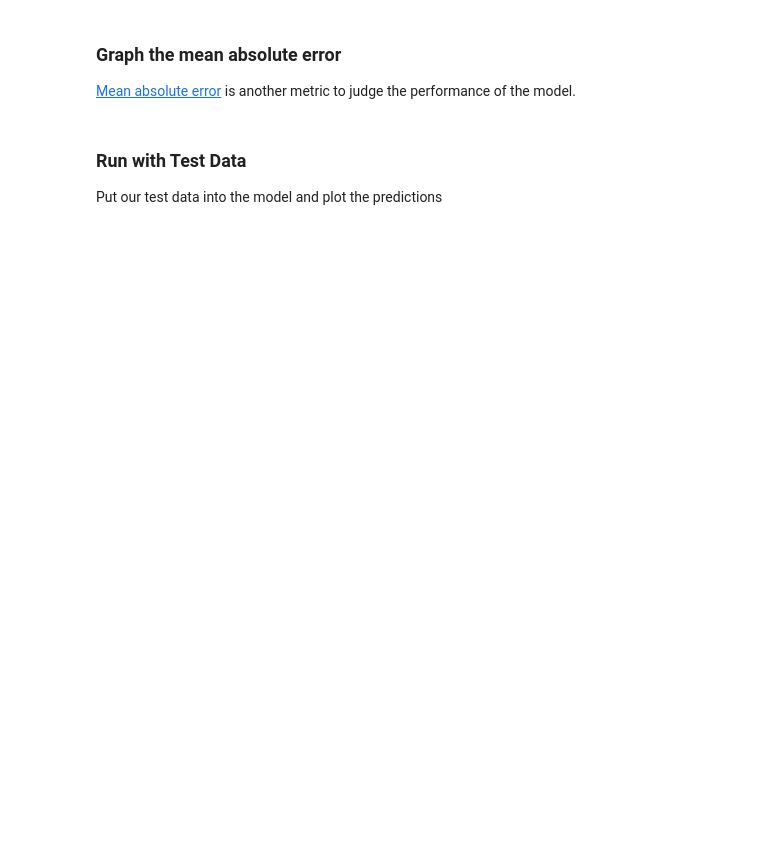
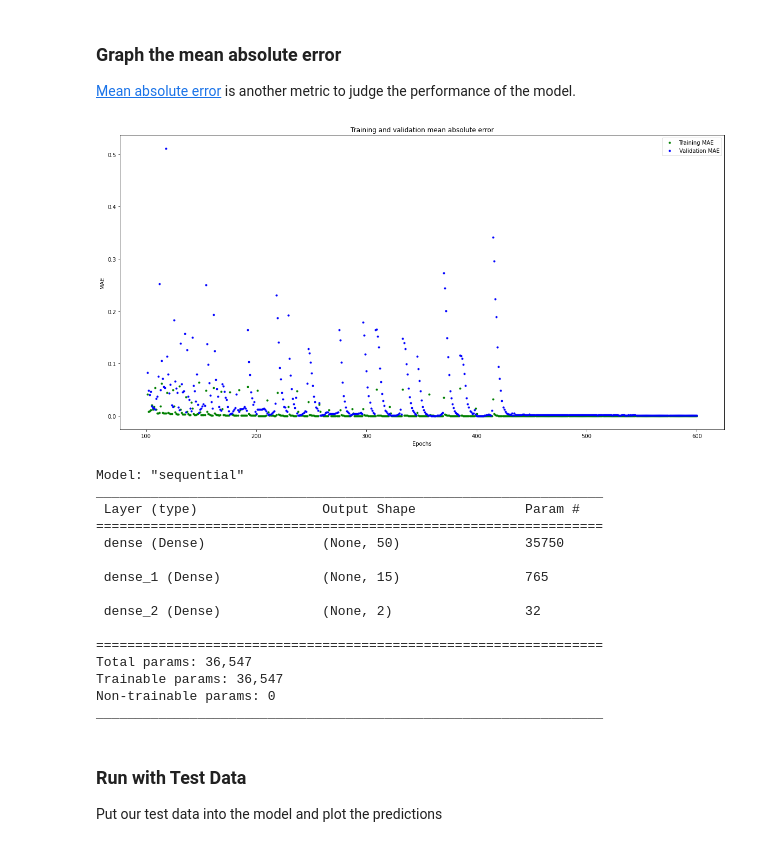
Before and after one commit to StuartGJohnson/ArduinoTensorFlowLiteTutorials, a Jupyter notebook: GestureToEmoji/arduino_tinyml_workshop.ipynb, the cells around one changed output. Cells and saved outputs as stored; diff of their text form; code cells hidden in the pictures; blank space fills up the shorter version.

```diff
--- a/GestureToEmoji/arduino_tinyml_workshop.ipynb
+++ b/GestureToEmoji/arduino_tinyml_workshop.ipynb
@@ -235,14 +271,32 @@ plt.show()
 # %%
 # graph of mean absolute error
 mae = history.history['mae']
 val_mae = history.history['val_mae']
 plt.plot(epochs[SKIP:], mae[SKIP:], 'g.', label='Training MAE')
 plt.plot(epochs[SKIP:], val_mae[SKIP:], 'b.', label='Validation MAE')
 plt.title('Training and validation mean absolute error')
 plt.xlabel('Epochs')
 plt.ylabel('MAE')
 plt.legend()
 plt.show()
+model.summary()
+# %% [output]
+[figure, added]
+Model: "sequential"
+_________________________________________________________________
+ Layer (type)                Output Shape              Param #
+=================================================================
+ dense (Dense)               (None, 50)                35750
+
+ dense_1 (Dense)             (None, 15)                765
+
+ dense_2 (Dense)             (None, 2)                 32
+
+=================================================================
+Total params: 36,547
+Trainable params: 36,547
+Non-trainable params: 0
+_________________________________________________________________
 # %% [markdown]
 ### Run with Test Data
 Put our test data into the model and plot the predictions
```
Also changed, not shown: parts of 9 cells of this notebook.
